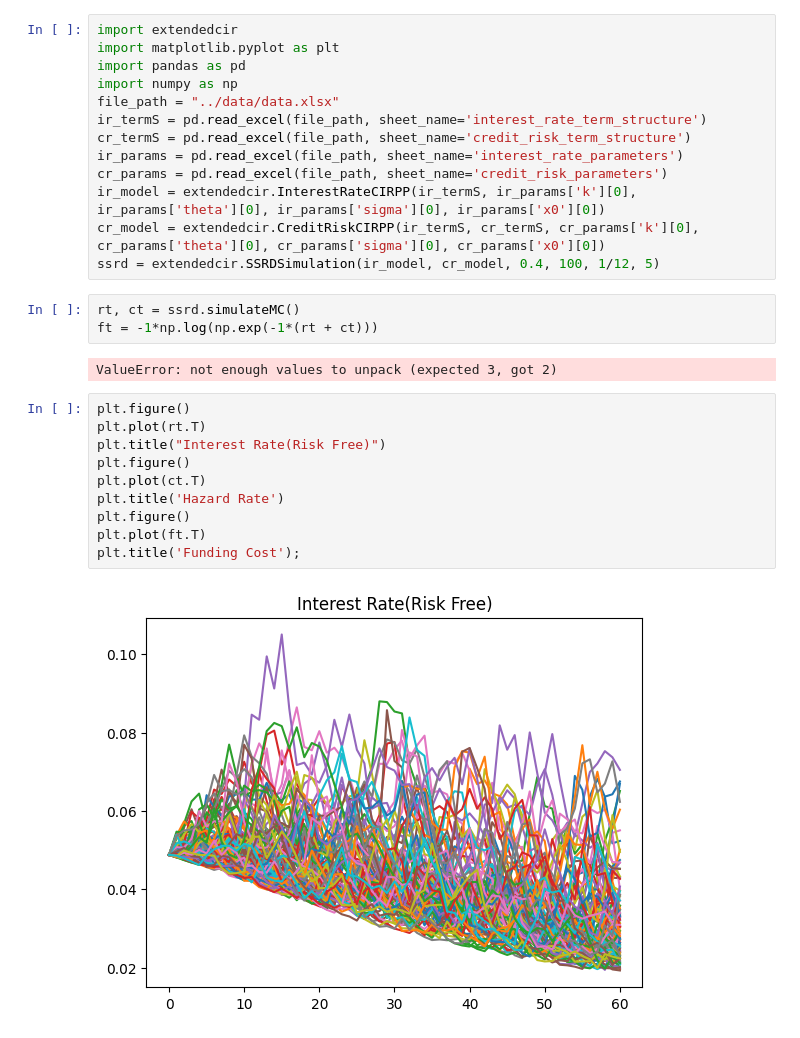
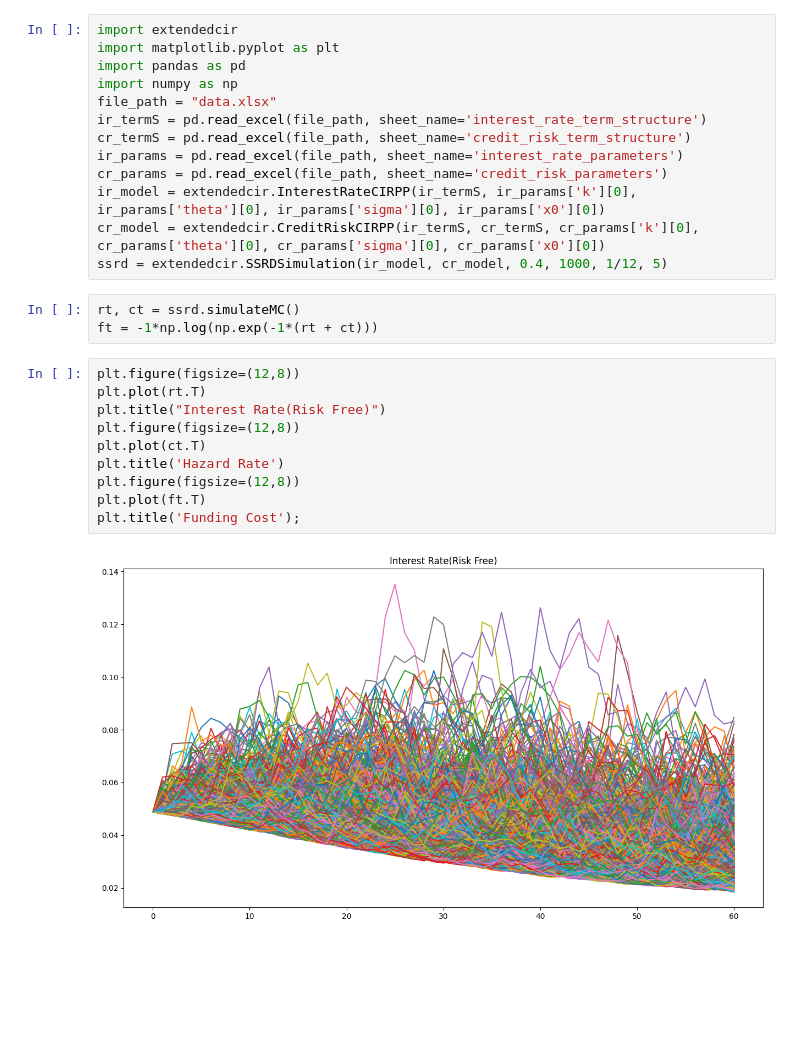
Before and after one commit to kasirajr/tesco-industry-project, a Jupyter notebook: test.ipynb, the cells around one changed output. Drawn from its saved outputs; the diff is of its cells as text; blank space fills up the shorter version.

Commit message:
Added data file

```diff
--- a/test.ipynb
+++ b/test.ipynb
@@ -3,28 +3,26 @@ import extendedcir
 import matplotlib.pyplot as plt
 import pandas as pd
 import numpy as np
-file_path = "../data/data.xlsx"
+file_path = "data.xlsx"
 ir_termS = pd.read_excel(file_path, sheet_name='interest_rate_term_structure')
 cr_termS = pd.read_excel(file_path, sheet_name='credit_risk_term_structure')
 ir_params = pd.read_excel(file_path, sheet_name='interest_rate_parameters')
 cr_params = pd.read_excel(file_path, sheet_name='credit_risk_parameters')
 ir_model = extendedcir.InterestRateCIRPP(ir_termS, ir_params['k'][0], ir_params['theta'][0], ir_params['sigma'][0], ir_params['x0'][0])
 cr_model = extendedcir.CreditRiskCIRPP(ir_termS, cr_termS, cr_params['k'][0], cr_params['theta'][0], cr_params['sigma'][0], cr_params['x0'][0])
-ssrd = extendedcir.SSRDSimulation(ir_model, cr_model, 0.4, 100, 1/12, 5)
+ssrd = extendedcir.SSRDSimulation(ir_model, cr_model, 0.4, 1000, 1/12, 5)
 # %%
 rt, ct = ssrd.simulateMC()
 ft = -1*np.log(np.exp(-1*(rt + ct)))
-# %% [output]
-ValueError: not enough values to unpack (expected 3, got 2)
 # %%
-plt.figure()
+plt.figure(figsize=(12,8))
 plt.plot(rt.T)
 plt.title("Interest Rate(Risk Free)")
-plt.figure()
+plt.figure(figsize=(12,8))
 plt.plot(ct.T)
 plt.title('Hazard Rate')
-plt.figure()
+plt.figure(figsize=(12,8))
 plt.plot(ft.T)
 plt.title('Funding Cost');
 # %% [output]
-[figure, old version]
+[figure, new version]
```
Also changed, not shown: parts of 1 cell of this notebook, 1 other file.
